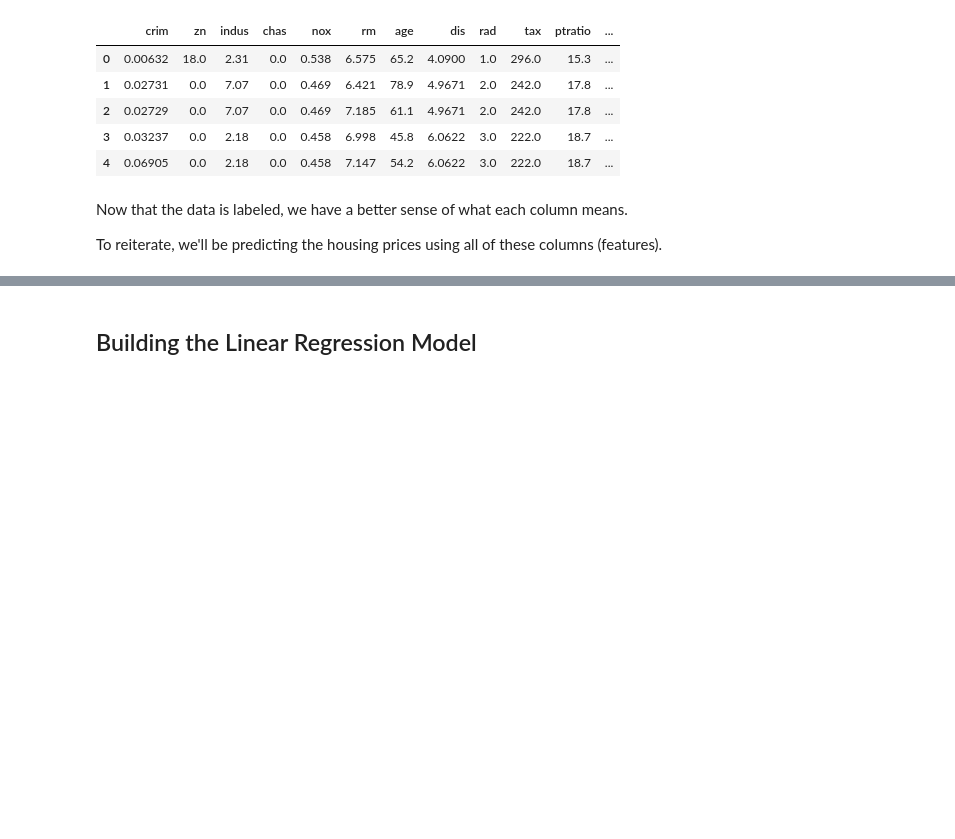
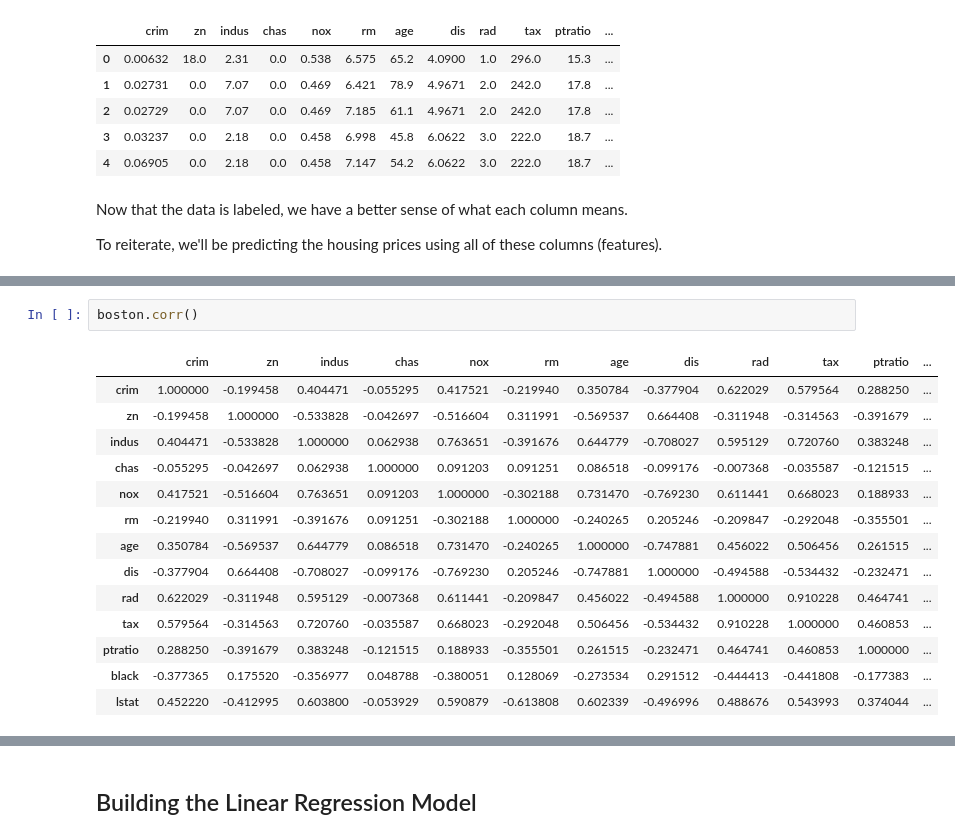
Before and after one commit to gregwchase/linear-regression-lesson, a Jupyter notebook: Linear Regression Lesson.ipynb, the cells around one changed output, grey strips where cells are left out. Saved outputs shown, nothing was run; the diff lists cells and outputs as text; blank space fills up the shorter version.

```diff
--- a/Linear Regression Lesson.ipynb
+++ b/Linear Regression Lesson.ipynb
@@ -59,0 +84,17 @@ To reiterate, we'll be predicting the housing prices using all of these columns
+# %%
+boston.corr()
+# %% [output]
+|  | crim | zn | indus | chas | nox | rm | age | dis | rad | tax | ptratio | ... |
+| crim | 1.000000 | -0.199458 | 0.404471 | -0.055295 | 0.417521 | -0.219940 | 0.350784 | -0.377904 | 0.622029 | 0.579564 | 0.288250 | ... |
+| zn | -0.199458 | 1.000000 | -0.533828 | -0.042697 | -0.516604 | 0.311991 | -0.569537 | 0.664408 | -0.311948 | -0.314563 | -0.391679 | ... |
+| indus | 0.404471 | -0.533828 | 1.000000 | 0.062938 | 0.763651 | -0.391676 | 0.644779 | -0.708027 | 0.595129 | 0.720760 | 0.383248 | ... |
+| chas | -0.055295 | -0.042697 | 0.062938 | 1.000000 | 0.091203 | 0.091251 | 0.086518 | -0.099176 | -0.007368 | -0.035587 | -0.121515 | ... |
+| nox | 0.417521 | -0.516604 | 0.763651 | 0.091203 | 1.000000 | -0.302188 | 0.731470 | -0.769230 | 0.611441 | 0.668023 | 0.188933 | ... |
+| rm | -0.219940 | 0.311991 | -0.391676 | 0.091251 | -0.302188 | 1.000000 | -0.240265 | 0.205246 | -0.209847 | -0.292048 | -0.355501 | ... |
+| age | 0.350784 | -0.569537 | 0.644779 | 0.086518 | 0.731470 | -0.240265 | 1.000000 | -0.747881 | 0.456022 | 0.506456 | 0.261515 | ... |
+| dis | -0.377904 | 0.664408 | -0.708027 | -0.099176 | -0.769230 | 0.205246 | -0.747881 | 1.000000 | -0.494588 | -0.534432 | -0.232471 | ... |
+| rad | 0.622029 | -0.311948 | 0.595129 | -0.007368 | 0.611441 | -0.209847 | 0.456022 | -0.494588 | 1.000000 | 0.910228 | 0.464741 | ... |
+| tax | 0.579564 | -0.314563 | 0.720760 | -0.035587 | 0.668023 | -0.292048 | 0.506456 | -0.534432 | 0.910228 | 1.000000 | 0.460853 | ... |
+| ptratio | 0.288250 | -0.391679 | 0.383248 | -0.121515 | 0.188933 | -0.355501 | 0.261515 | -0.232471 | 0.464741 | 0.460853 | 1.000000 | ... |
+| black | -0.377365 | 0.175520 | -0.356977 | 0.048788 | -0.380051 | 0.128069 | -0.273534 | 0.291512 | -0.444413 | -0.441808 | -0.177383 | ... |
+| lstat | 0.452220 | -0.412995 | 0.603800 | -0.053929 | 0.590879 | -0.613808 | 0.602339 | -0.496996 | 0.488676 | 0.543993 | 0.374044 | ... |
```
Also changed, not shown: parts of 20 cells of this notebook.
